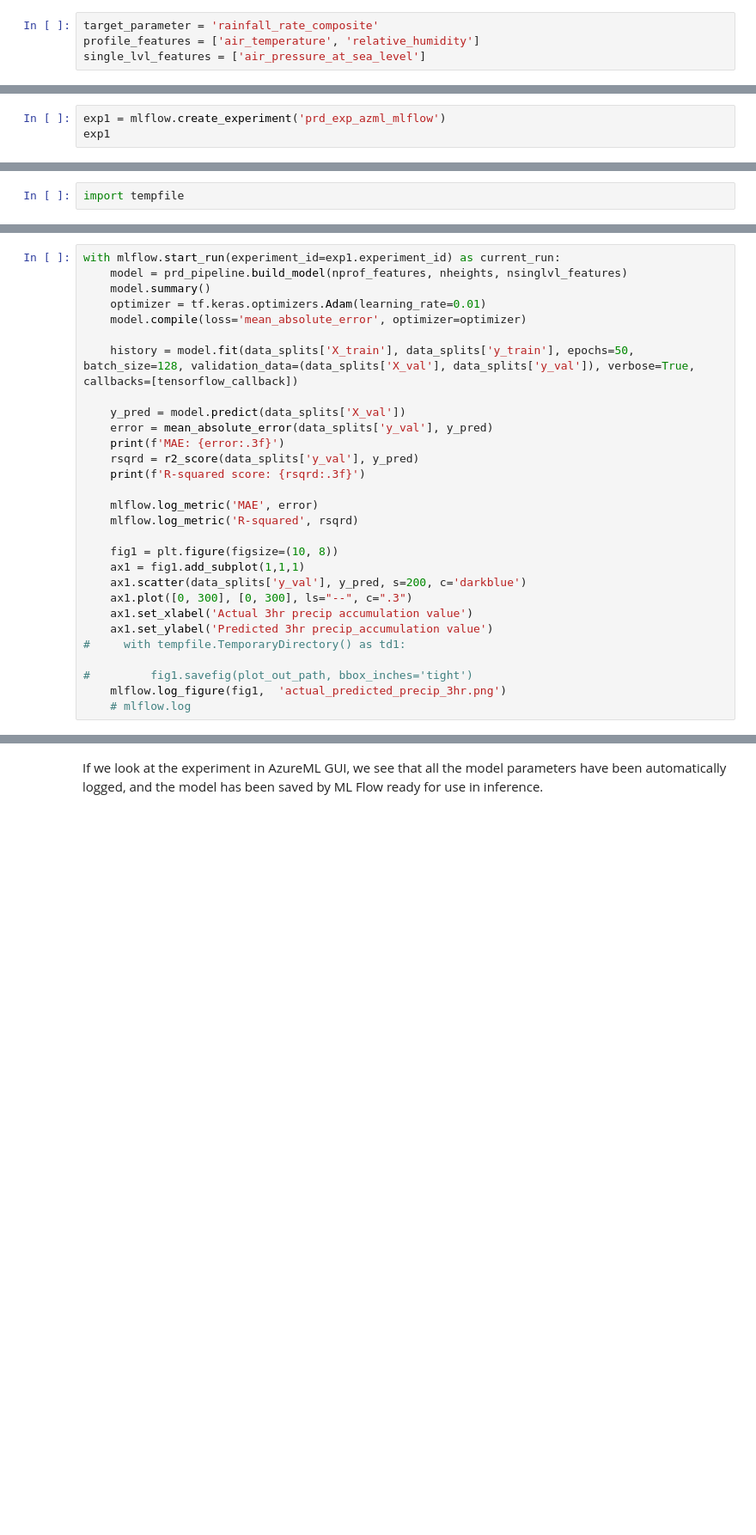
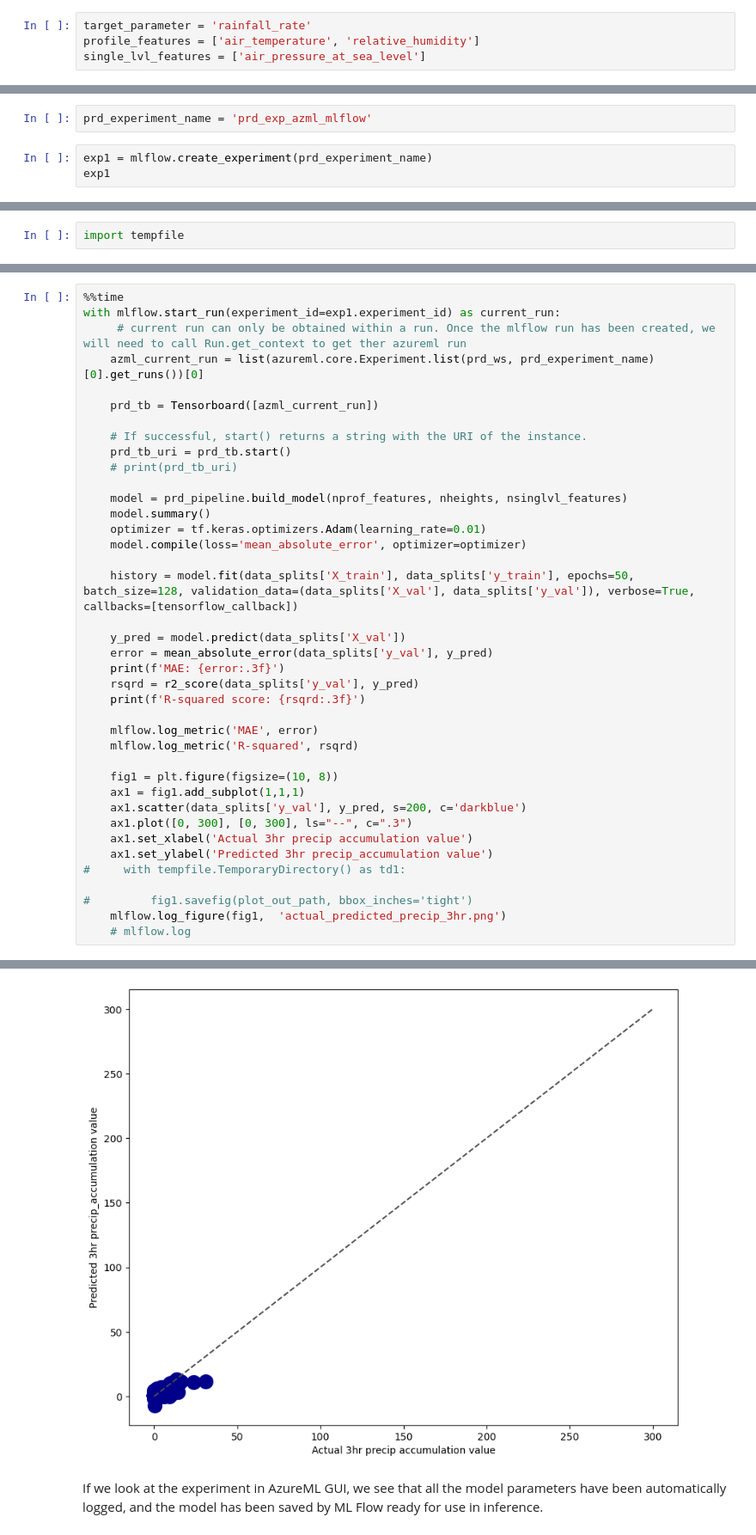
Before and after one commit to informatics-lab/precip_rediagnosis, a Jupyter notebook: model_pipeline/prd_mlflow_on_azure_demo.ipynb, the cells around one changed output, grey strips where cells are left out. Shown at 86% size. Drawn from its saved outputs; the diff is of its cells as text; blank space fills up the shorter version.

Commit message:
#85 basic demo notebook now working with tensorboard on AzureML.

```diff
--- a/model_pipeline/prd_mlflow_on_azure_demo.ipynb
+++ b/model_pipeline/prd_mlflow_on_azure_demo.ipynb
@@ -53,7 +51,7 @@ prd_model_name = 'azml_mlops_202208'
 # %%
 prd_all_events_dataset_name = 'prd_merged_all_events_files'
 # %%
-target_parameter = 'rainfall_rate_composite'
+target_parameter = 'rainfall_rate'
 profile_features = ['air_temperature', 'relative_humidity']
 single_lvl_features = ['air_pressure_at_sea_level']
 # %%
@@ -96,6 +91,8 @@ KeyError: 'rainfall_rate_composite'
 nprof_features = data_dims['nprof_features']
 nheights = data_dims['nheights']
 nsinglvl_features = data_dims['nsinglvl_features']
+# %%
+prd_experiment_name = 'prd_exp_azml_mlflow'
 # %%
-exp1 = mlflow.create_experiment('prd_exp_azml_mlflow')
+exp1 = mlflow.create_experiment(prd_experiment_name)
 exp1
@@ -115,5 +126,15 @@ import tempfile
 # %%
+%%time
 with mlflow.start_run(experiment_id=exp1.experiment_id) as current_run:
+     # current run can only be obtained within a run. Once the mlflow run has been created, we will need to call Run.get_context to get ther azureml run
+    azml_current_run = list(azureml.core.Experiment.list(prd_ws, prd_experiment_name)[0].get_runs())[0]
+
+    prd_tb = Tensorboard([azml_current_run])
+
+    # If successful, start() returns a string with the URI of the instance.
+    prd_tb_uri = prd_tb.start()
+    # print(prd_tb_uri)
+
     model = prd_pipeline.build_model(nprof_features, nheights, nsinglvl_features)
     model.summary()
     optimizer = tf.keras.optimizers.Adam(learning_rate=0.01)
@@ -141,3 +162,4 @@ with mlflow.start_run(experiment_id=exp1.experiment_id) as current_run:
 #         fig1.savefig(plot_out_path, bbox_inches='tight')
     mlflow.log_figure(fig1,  'actual_predicted_precip_3hr.png')
     # mlflow.log
+# %% [output]
@@ -144,2 +207,3 @@ with mlflow.start_run(experiment_id=exp1.experiment_id) as current_run:
+[figure, added]
 # %% [markdown]
 If we look at the experiment in AzureML GUI, we see that all the model parameters have been automatically logged, and the model has been saved by ML Flow ready for use in inference.
```
Also changed, not shown: parts of 19 cells of this notebook, 1 other file.
